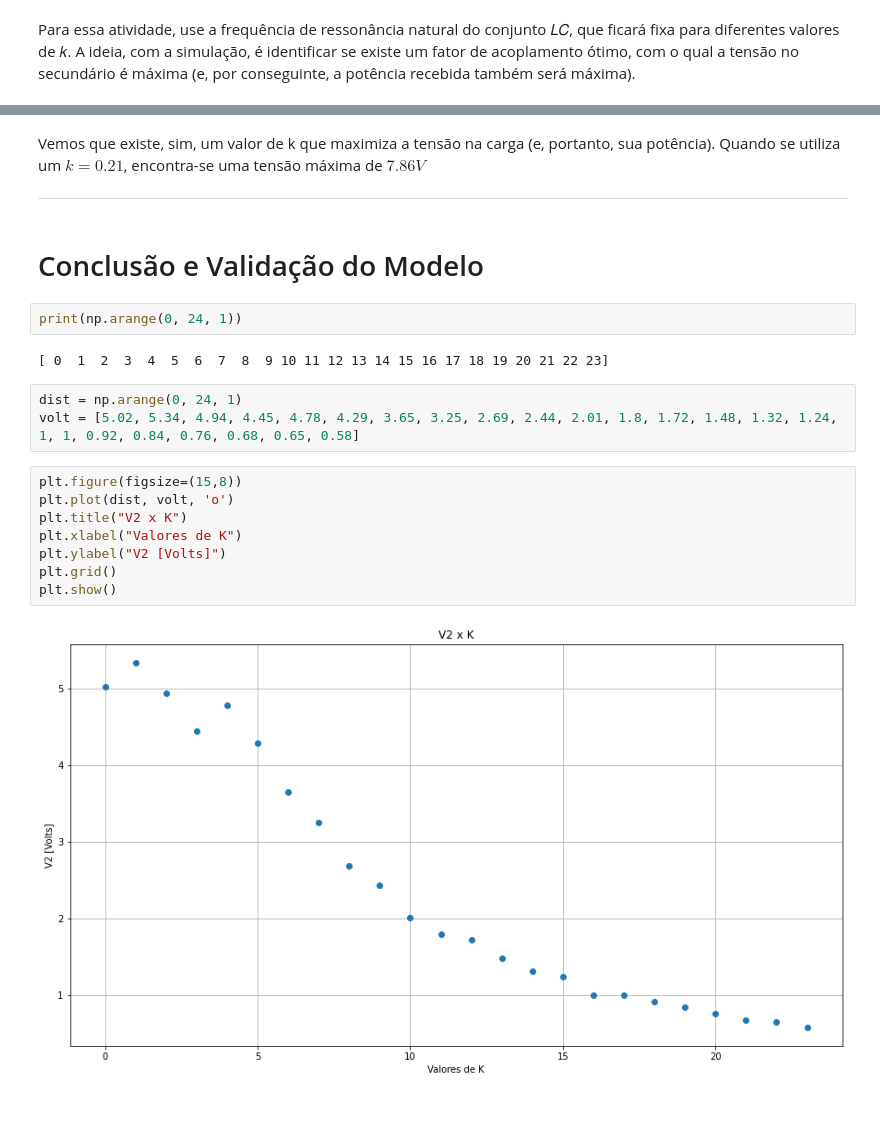
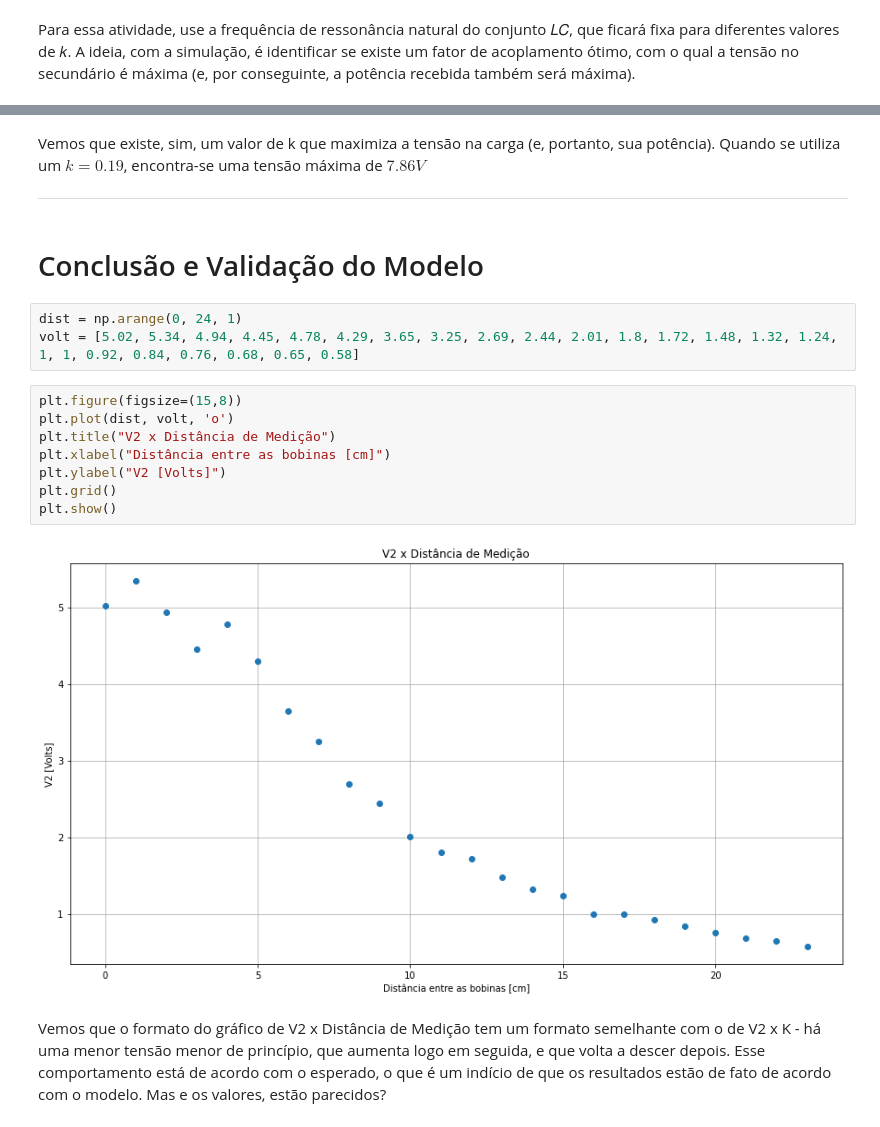
Before and after one commit to jvpazotti/Proj-Eletromag, a Jupyter notebook: Projeto-NovasVariaveis.ipynb, the cells around one changed output, grey strips where cells are left out. Cells and saved outputs as stored; diff of their text form.

```diff
--- a/Projeto-NovasVariaveis.ipynb
+++ b/Projeto-NovasVariaveis.ipynb
@@ -487,25 +488,23 @@ O valor máximo encontrado para V2 foi 7.863015604652093 sob um k = 0.19
 # %% [markdown]
-Vemos que existe, sim, um valor de k que maximiza a tensão na carga (e, portanto, sua potência). Quando se utiliza um $k = 0.21$, encontra-se uma tensão máxima de $7.86V$
+Vemos que existe, sim, um valor de k que maximiza a tensão na carga (e, portanto, sua potência). Quando se utiliza um $k = 0.19$, encontra-se uma tensão máxima de $7.86V$
 
 ___
 # %% [markdown]
 <div id="conclusao"></div>
 
 # Conclusão e Validação do Modelo
-# %%
-print(np.arange(0, 24, 1))
-# %% [output]
-[ 0  1  2  3  4  5  6  7  8  9 10 11 12 13 14 15 16 17 18 19 20 21 22 23]
 # %%
 dist = np.arange(0, 24, 1)
 volt = [5.02, 5.34, 4.94, 4.45, 4.78, 4.29, 3.65, 3.25, 2.69, 2.44, 2.01, 1.8, 1.72, 1.48, 1.32, 1.24, 1, 1, 0.92, 0.84, 0.76, 0.68, 0.65, 0.58]
 # %%
 plt.figure(figsize=(15,8))
 plt.plot(dist, volt, 'o')
-plt.title("V2 x K")
-plt.xlabel("Valores de K")
+plt.title("V2 x Distância de Medição")
+plt.xlabel("Distância entre as bobinas [cm]")
 plt.ylabel("V2 [Volts]")
 plt.grid()
 plt.show()
 # %% [output]
-[figure, old version]
+[figure, new version]
+# %% [markdown]
+Vemos que o formato do gráfico de V2 x Distância de Medição tem um formato semelhante com o de V2 x K - há uma menor tensão menor de princípio, que aumenta logo em seguida, e que volta a descer depois. Esse comportamento está de acordo com o esperado, o que é um indício de que os resultados estão de fato de acordo com o modelo. Mas e os valores, estão parecidos?
```
Also changed, not shown: parts of 20 cells of this notebook.
